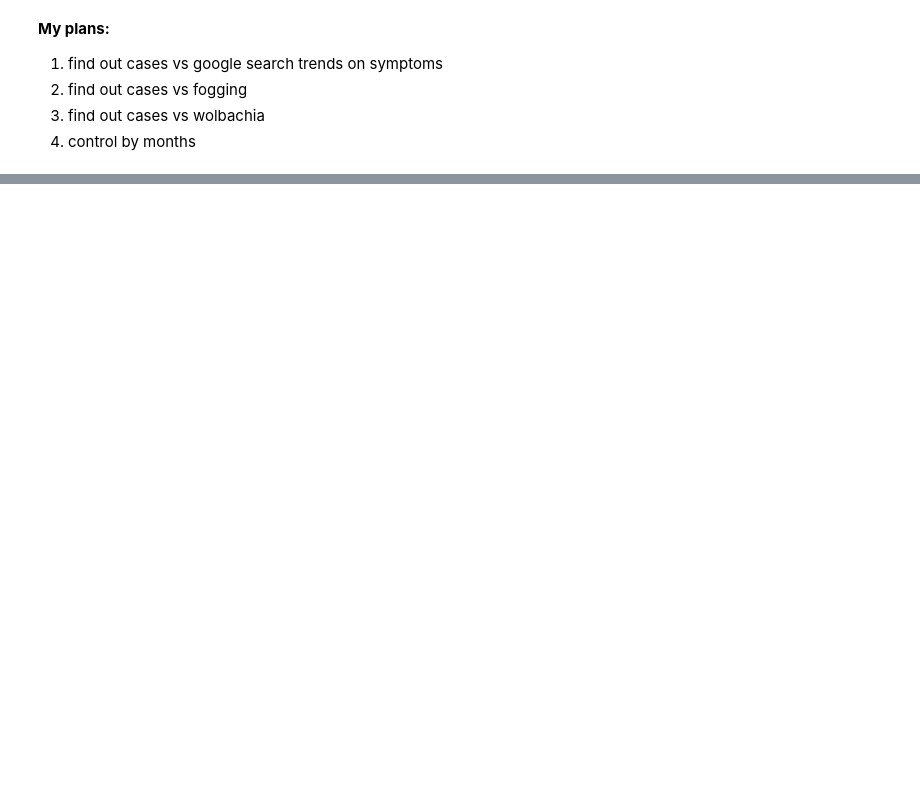
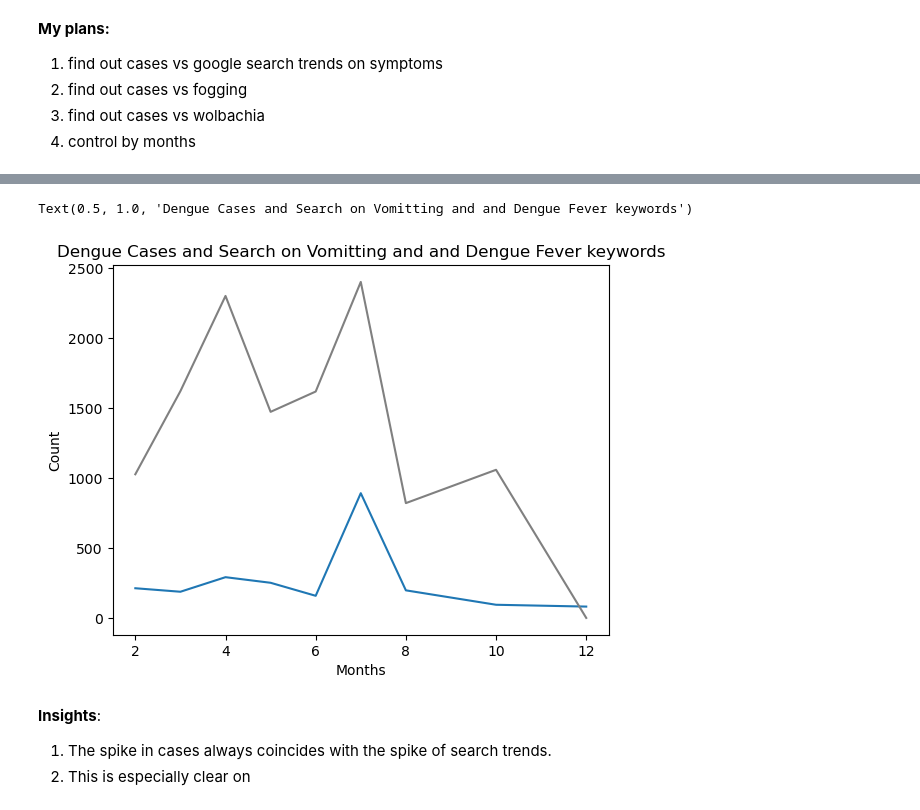
Before and after one commit to lishing/ga_project4_dsif9, a Jupyter notebook: Code/03_EDA/3b_GoogleTrends.ipynb, the cells around one changed output, grey strips where cells are left out. Drawn from its saved outputs; the diff is of its cells as text; code cells hidden in the pictures; blank space fills up the shorter version.

```diff
--- a/Code/03_EDA/3b_GoogleTrends.ipynb
+++ b/Code/03_EDA/3b_GoogleTrends.ipynb
@@ -184,0 +215,16 @@ Name: dengue_sum, dtype: float64
+# %%
+sns.lineplot(x='month', y='dengue_sum', data=merged_df)
+#sns.lineplot(x='month', y='fever_and_dengue', data=merged_df, color='red')
+#sns.lineplot(x='month', y='denguefever_and_dengue', data=merged_df, color='green')
+sns.lineplot(x='month', y='rashes_sea', data=merged_df, color='grey')
+
+plt.xlabel('Months')
+plt.ylabel('Count')
+plt.title('Dengue Cases and Search on Vomitting and and Dengue Fever keywords')
+# %% [output]
+Text(0.5, 1.0, 'Dengue Cases and Search on Vomitting and and Dengue Fever keywords')
+[figure, added]
+# %% [markdown]
+**Insights**:
+1. The spike in cases always coincides with the spike of search trends.
+2. This is especially clear on
```
Also changed, not shown: parts of 9 cells of this notebook, 4 other files.
